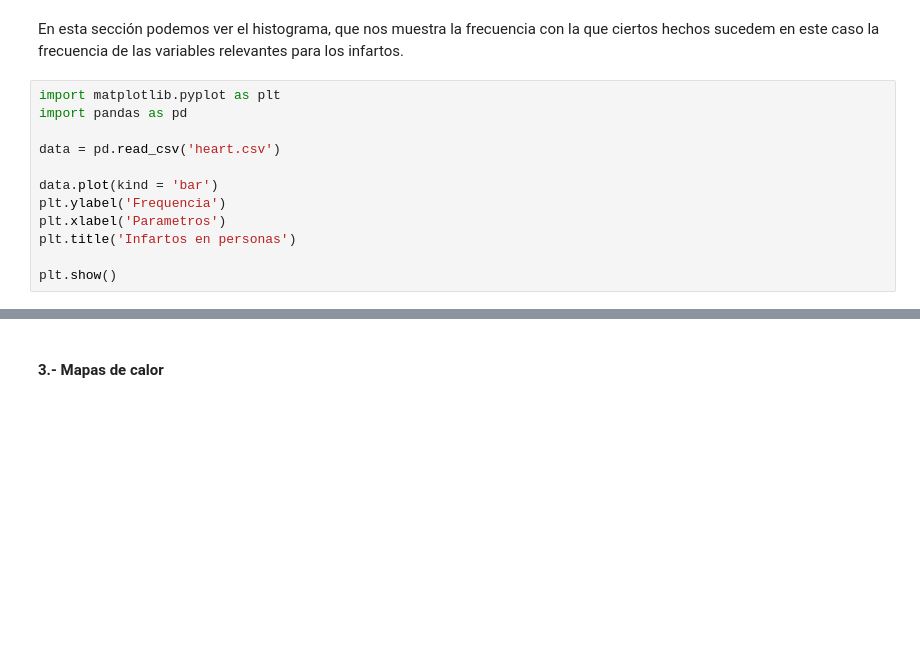
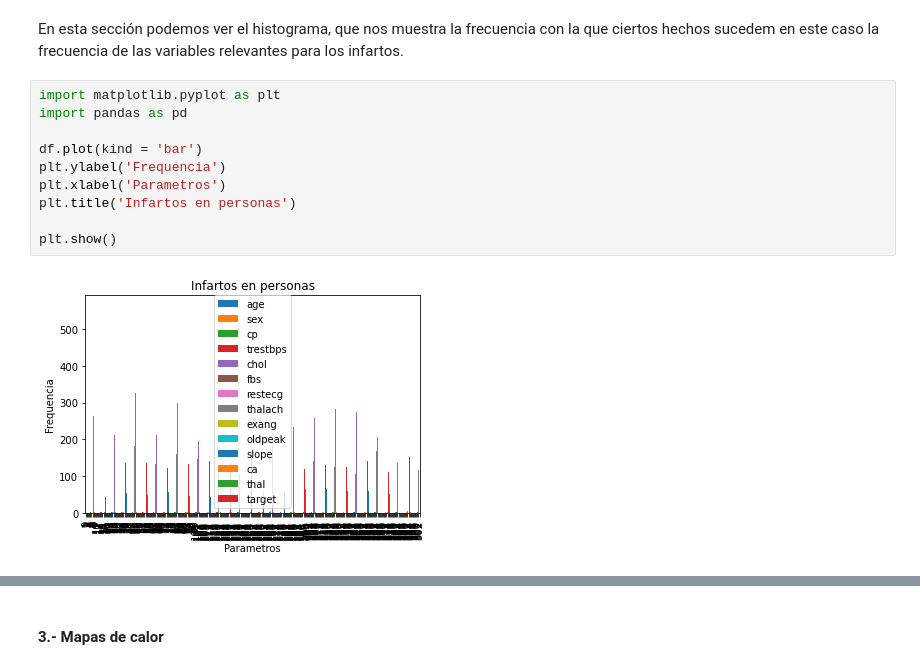
Before and after one commit to Fdiaz17/TC1002600, a Jupyter notebook: EntregableFinal.ipynb, the cells around one changed output, grey strips where cells are left out. Cells and saved outputs as stored; diff of their text form; blank space fills up the shorter version.

```diff
--- a/EntregableFinal.ipynb
+++ b/EntregableFinal.ipynb
@@ -135,15 +145,15 @@ En esta sección podemos ver el histograma, que nos muestra la frecuencia con la
 # %%
 import matplotlib.pyplot as plt
 import pandas as pd
 
-data = pd.read_csv('heart.csv')
-
-data.plot(kind = 'bar')
+df.plot(kind = 'bar')
 plt.ylabel('Frequencia')
 plt.xlabel('Parametros')
 plt.title('Infartos en personas')
 
 plt.show()
+# %% [output]
+[figure, added]
 # %%
 import pandas as pd
 datos = pd.read_csv('heart.csv')
```
Also changed, not shown: parts of 21 cells of this notebook, 1 other file.
